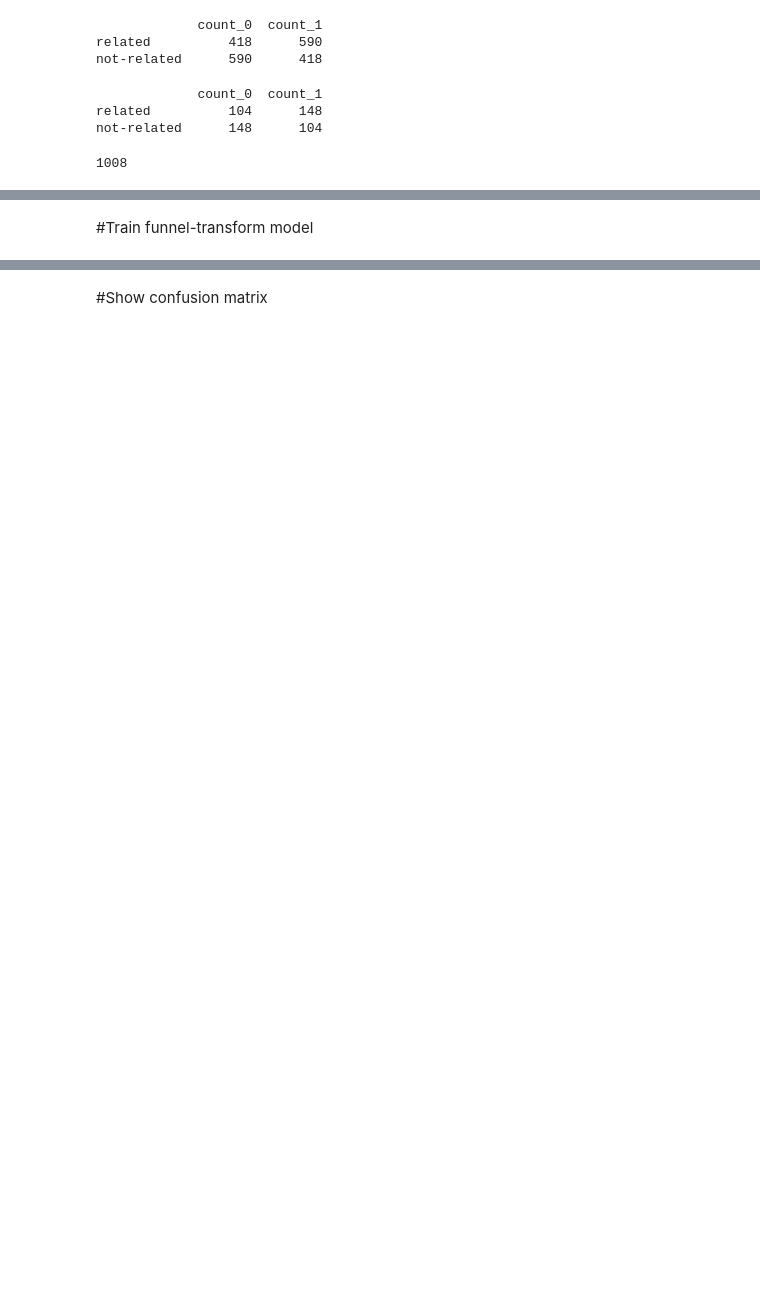
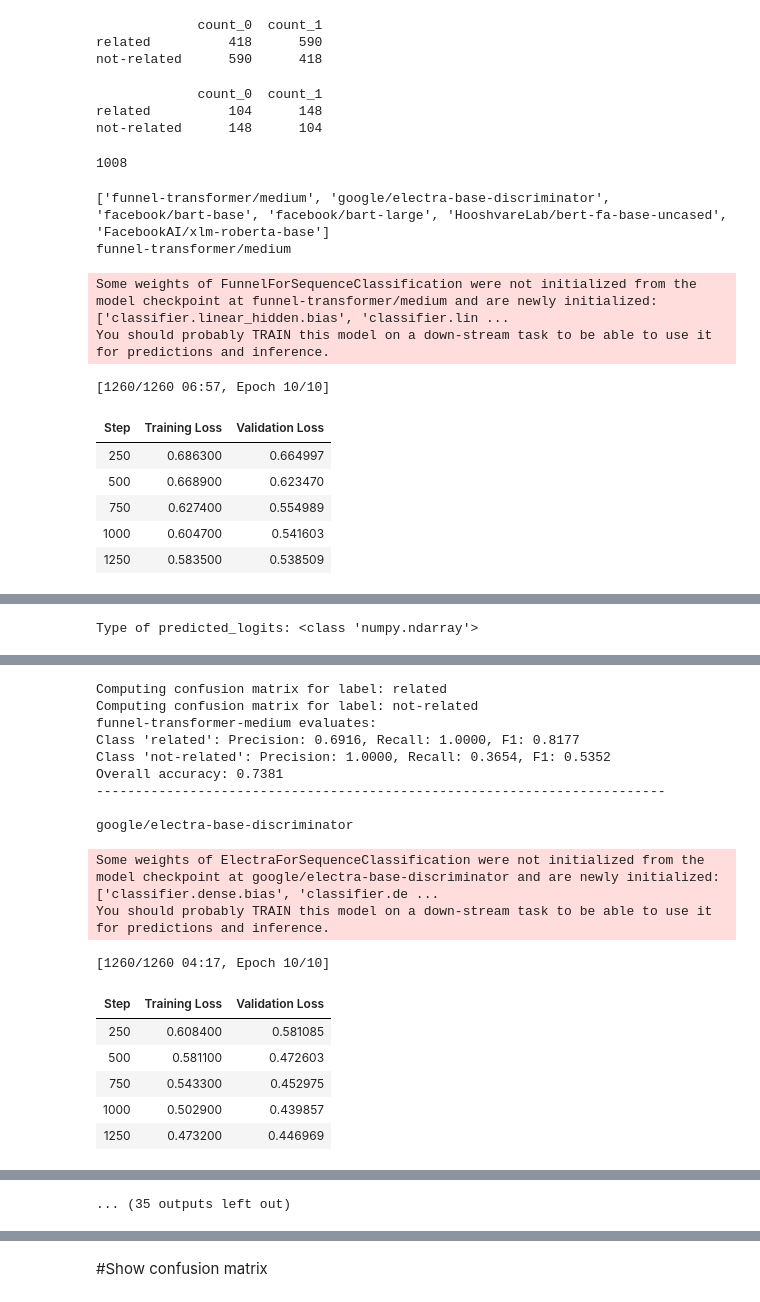
Before and after one commit to sadeghjafari5528/PsychologistChatbot, a Jupyter notebook: detect-unrelated message/Classification_Chat_Data_v1.ipynb, the cells around one changed output, grey strips where cells are left out. Saved outputs shown, nothing was run; the diff lists cells and outputs as text; code cells hidden in the pictures; blank space fills up the shorter version.

Commit message:
updt/ show visualization method output & add confusion matrix

```diff
--- a/detect-unrelated message/Classification_Chat_Data_v1.ipynb
+++ b/detect-unrelated message/Classification_Chat_Data_v1.ipynb
@@ -765,9 +777,10 @@ def train_arg():
     training_args = TrainingArguments(
     output_dir="./output/best-model-v1",
     report_to=None,
-    num_train_epochs=1,
-    per_device_train_batch_size=8,
-    per_device_eval_batch_size=16,
+    num_train_epochs=10,
+    gradient_accumulation_steps=2,
+    per_device_train_batch_size=4,
+    per_device_eval_batch_size=8,
     learning_rate=2e-5,
     weight_decay=0.01,
     eval_strategy=IntervalStrategy.STEPS,
@@ -805,11 +816,21 @@ metrics_df = pd.DataFrame(columns=["Models_name", "Precision", "Recall", "F1_sco
 confusion_matrices = []
 # %%
+models_list=models_list_1
+# model_list=models_list_2
+models_name=models_name_1
+# models_name=models_name_2
+print(model_list)
+for x in range(len(models_list)):
+  torch.cuda.empty_cache()
 
-for x in range(len(models_list)):
   i=models_list[x]
   print(i)
   tokenizer = AutoTokenizer.from_pretrained(i)
   model = AutoModelForSequenceClassification.from_pretrained(i, num_labels=2, ignore_mismatched_sizes=True)
+  model = model.to('cuda' if torch.cuda.is_available() else 'cpu')
+  for param in model.parameters():
+      param.data = param.data.contiguous()
+
   training_args = train_arg()
   train_dataset,valid_dataset=build_dataset(x_train,y_train,x_valid,y_valid,MAX_LENGTH)
   trainer = Trainer(
@@ -838,30 +859,42 @@ for x in range(len(models_list)):
   if isinstance(predicted_classes, tuple) :
     predicted_classes = predicted_classes[0]
   predicted_classes = np.array(predicted_classes)
   # print(f"Type after conversion: {type(predicted_classes)}")
 
   if len(predicted_classes.shape) > 2:
     predicted_classes = predicted_classes.reshape(predicted_classes.shape[0], -1)
     # print(f"Shape after reshaping: {predicted_classes.shape}")
 
   y_valid_np = np.array(y_valid)
 
 
 
   predicted_classes = (expit(predicted_classes) >= 0.5).astype(int)
 
 
   for j in range(len(label_columns)):
       print(f"Computing confusion matrix for label: {label_columns[j]}")
       cm = confusion_matrix(y_valid_np[:, j], predicted_classes[:, j])
 
       # cm = confusion_matrix(y_valid[:, j], predicted_classes[:, j])
       model_confusion_matrices.append(cm)
   confusion_matrices.append(model_confusion_matrices)
 
 
   print(f"{models_name[x]} evaluates:")
   for k, label in enumerate(label_columns):
     print(f"Class '{label}': Precision: {precision[k]:.4f}, Recall: {recall[k]:.4f}, F1: {f1[k]:.4f}")
   print(f"Overall accuracy: {accuracy:.4f}")
   print("-------------------------------------------------------------------------\n")
+# %% [output]
+['funnel-transformer/medium', 'google/electra-base-discriminator', 'facebook/bart-base', 'facebook/bart-large', 'HooshvareLab/bert-fa-base-uncased', 'FacebookAI/xlm-roberta-base']
+funnel-transformer/medium
+Some weights of FunnelForSequenceClassification were not initialized from the model checkpoint at funnel-transformer/medium and are newly initialized: ['classifier.linear_hidden.bias', 'classifier.lin ...
+You should probably TRAIN this model on a down-stream task to be able to use it for predictions and inference.
+[1260/1260 06:57, Epoch 10/10]
+| Step | Training Loss | Validation Loss |
+| 250 | 0.686300 | 0.664997 |
+| 500 | 0.668900 | 0.623470 |
+| 750 | 0.627400 | 0.554989 |
+| 1000 | 0.604700 | 0.541603 |
+| 1250 | 0.583500 | 0.538509 |
@@ -867,0 +902 @@ for x in range(len(models_list)):
+Type of predicted_logits: <class 'numpy.ndarray'>
@@ -867,0 +904,18 @@ for x in range(len(models_list)):
+Computing confusion matrix for label: related
+Computing confusion matrix for label: not-related
+funnel-transformer-medium evaluates:
+Class 'related': Precision: 0.6916, Recall: 1.0000, F1: 0.8177
+Class 'not-related': Precision: 1.0000, Recall: 0.3654, F1: 0.5352
+Overall accuracy: 0.7381
+-------------------------------------------------------------------------
+
+google/electra-base-discriminator
+Some weights of ElectraForSequenceClassification were not initialized from the model checkpoint at google/electra-base-discriminator and are newly initialized: ['classifier.dense.bias', 'classifier.de ...
+You should probably TRAIN this model on a down-stream task to be able to use it for predictions and inference.
+[1260/1260 04:17, Epoch 10/10]
+| Step | Training Loss | Validation Loss |
+| 250 | 0.608400 | 0.581085 |
+| 500 | 0.581100 | 0.472603 |
+| 750 | 0.543300 | 0.452975 |
+| 1000 | 0.502900 | 0.439857 |
+| 1250 | 0.473200 | 0.446969 |
@@ -868,2 +923 @@ for x in range(len(models_list)):
+... (35 outputs left out)
-# %% [markdown]
-#Train funnel-transform model
```
Also changed, not shown: parts of 14 cells of this notebook.
